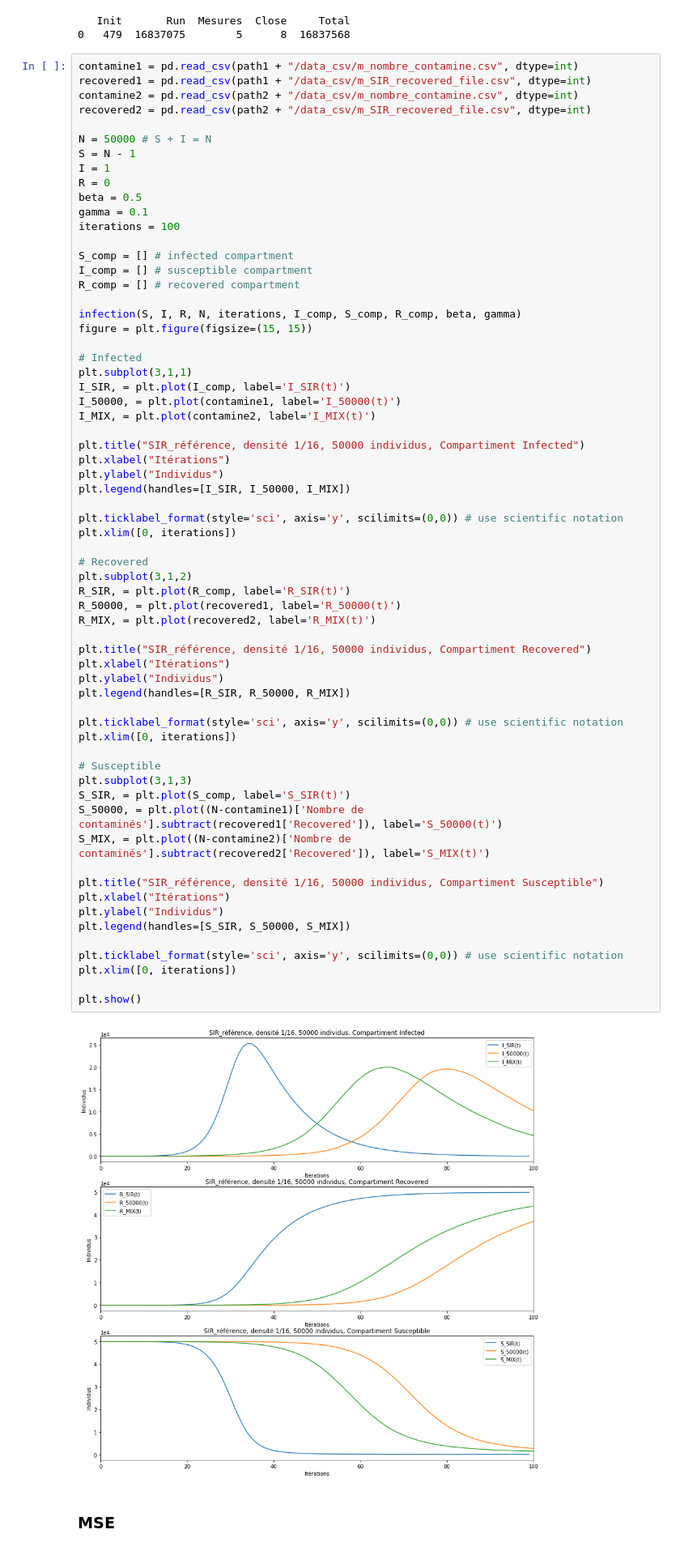
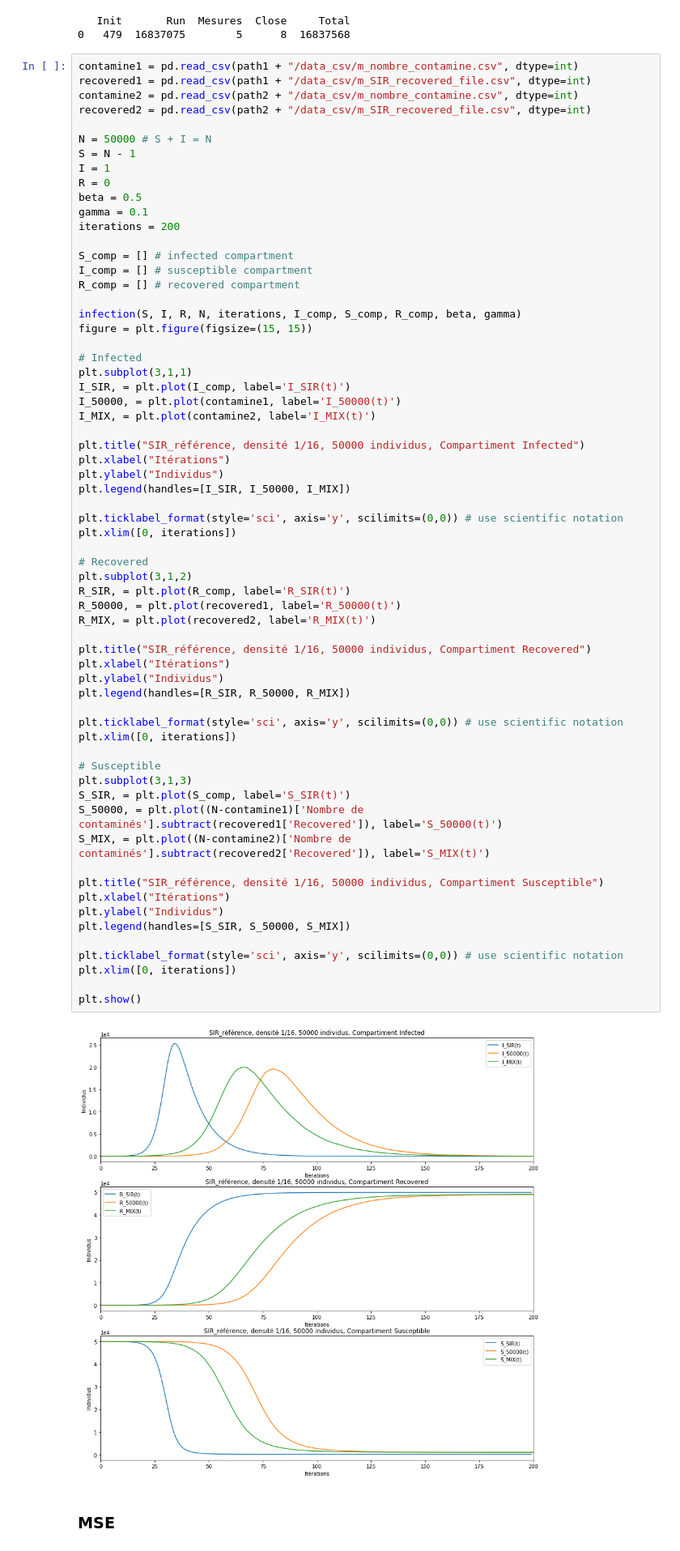
Before and after one commit to maximepasquier/Diversity, a Jupyter notebook: Python/SIR_reference.ipynb, the cells around one changed output. Shown at 81% size. Saved outputs shown, nothing was run; the diff lists cells and outputs as text.

```diff
--- a/Python/SIR_reference.ipynb
+++ b/Python/SIR_reference.ipynb
@@ -1522,7 +1522,7 @@ I = 1
 R = 0
 beta = 0.5
 gamma = 0.1
-iterations = 100
+iterations = 200
 
 S_comp = [] # infected compartment
 I_comp = [] # susceptible compartment
@@ -1548,34 +1548,34 @@ plt.xlim([0, iterations])
 # Recovered
 plt.subplot(3,1,2)
 R_SIR, = plt.plot(R_comp, label='R_SIR(t)')
 R_50000, = plt.plot(recovered1, label='R_50000(t)')
 R_MIX, = plt.plot(recovered2, label='R_MIX(t)')
 
 plt.title("SIR_référence, densité 1/16, 50000 individus, Compartiment Recovered")
 plt.xlabel("Itérations")
 plt.ylabel("Individus")
 plt.legend(handles=[R_SIR, R_50000, R_MIX])
 
 plt.ticklabel_format(style='sci', axis='y', scilimits=(0,0)) # use scientific notation
 plt.xlim([0, iterations])
 
 # Susceptible
 plt.subplot(3,1,3)
 S_SIR, = plt.plot(S_comp, label='S_SIR(t)')
 S_50000, = plt.plot((N-contamine1)['Nombre de contaminés'].subtract(recovered1['Recovered']), label='S_50000(t)')
 S_MIX, = plt.plot((N-contamine2)['Nombre de contaminés'].subtract(recovered2['Recovered']), label='S_MIX(t)')
 
 plt.title("SIR_référence, densité 1/16, 50000 individus, Compartiment Susceptible")
 plt.xlabel("Itérations")
 plt.ylabel("Individus")
 plt.legend(handles=[S_SIR, S_50000, S_MIX])
 
 plt.ticklabel_format(style='sci', axis='y', scilimits=(0,0)) # use scientific notation
 plt.xlim([0, iterations])
 
 plt.show()
 # %% [output]
-[figure, old version]
+[figure, new version]
 # %% [markdown]
 ### MSE
 # %%
```
Also changed, not shown: parts of 1 cell of this notebook, 3 other files.
